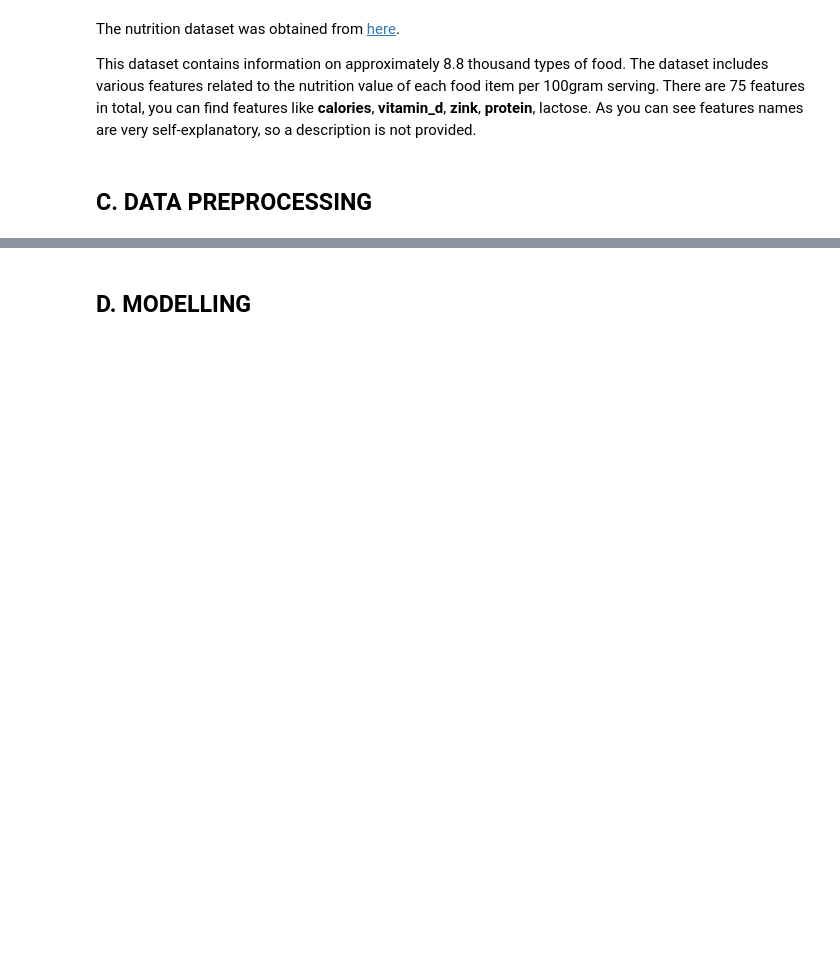
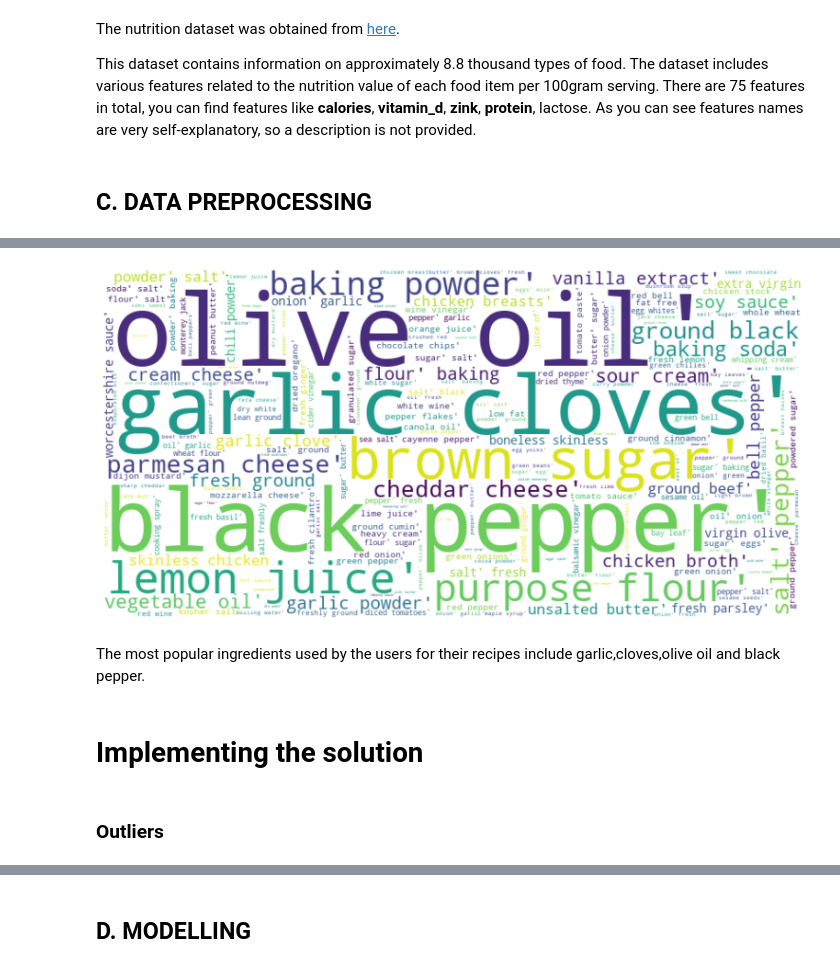
Before and after one commit to Wachira-2030/FoodMate, a Jupyter notebook: FoodMate.ipynb, the cells around one changed output, grey strips where cells are left out. Cells and saved outputs as stored; diff of their text form; code cells hidden in the pictures; blank space fills up the shorter version.

```diff
--- a/FoodMate.ipynb
+++ b/FoodMate.ipynb
@@ -80,0 +359,20 @@ This dataset contains information on approximately 8.8 thousand types of food. T
+# %%
+# Concatenate all ingredients into a single string
+all_ingredients = ' '.join(recipes_df['ingredients'])
+
+# Create a word cloud
+plt.figure(figsize=(20,7))
+wordcloud = WordCloud(width=800, height=400, max_words=200, background_color='white').generate(all_ingredients)
+
+# Display the word cloud
+plt.imshow(wordcloud, interpolation='bilinear')
+plt.axis('off')
+plt.show()
+# %% [output]
+[figure, added]
+# %% [markdown]
+The most popular ingredients used by the users for their recipes include garlic,cloves,olive oil and black pepper.
+# %% [markdown]
+# Implementing the solution
+# %% [markdown]
+### Outliers
```
Also changed, not shown: parts of 59 cells of this notebook.
